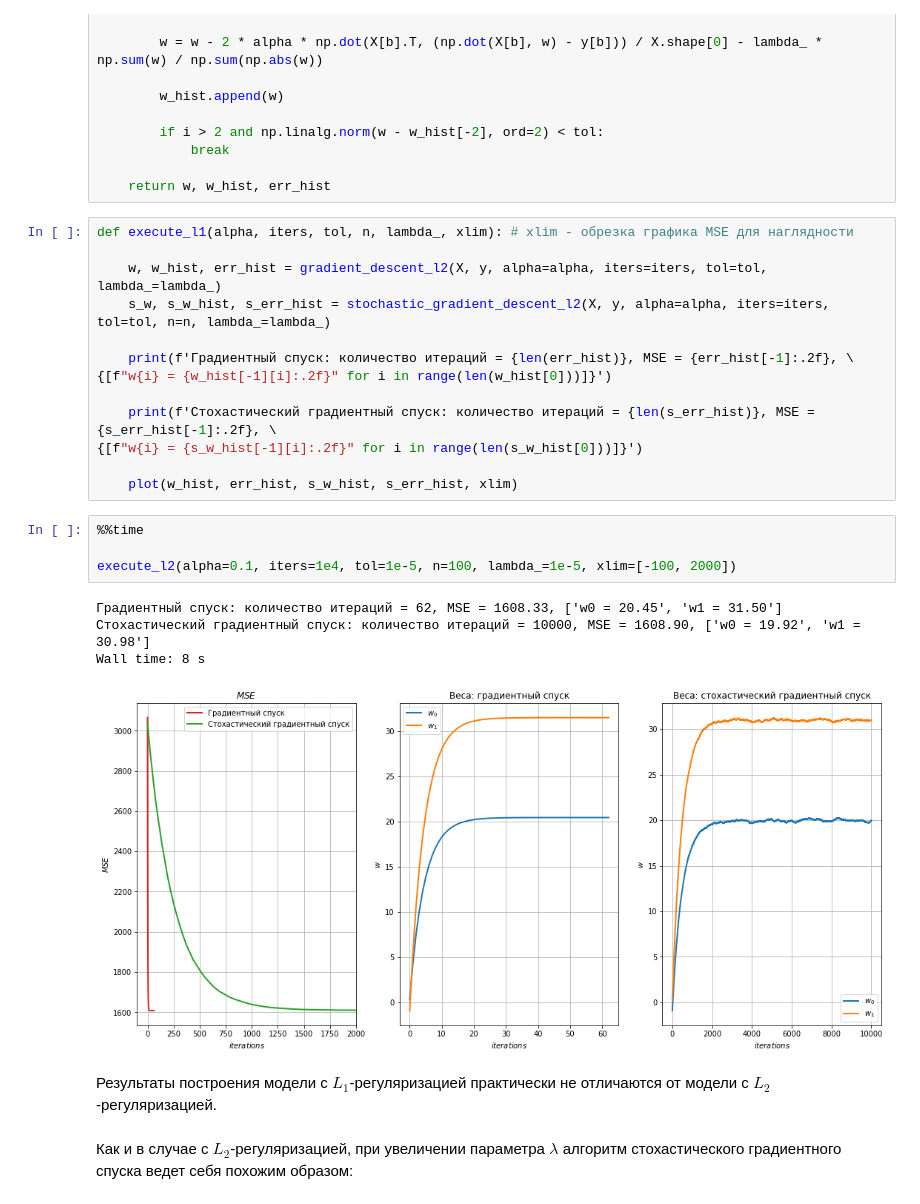
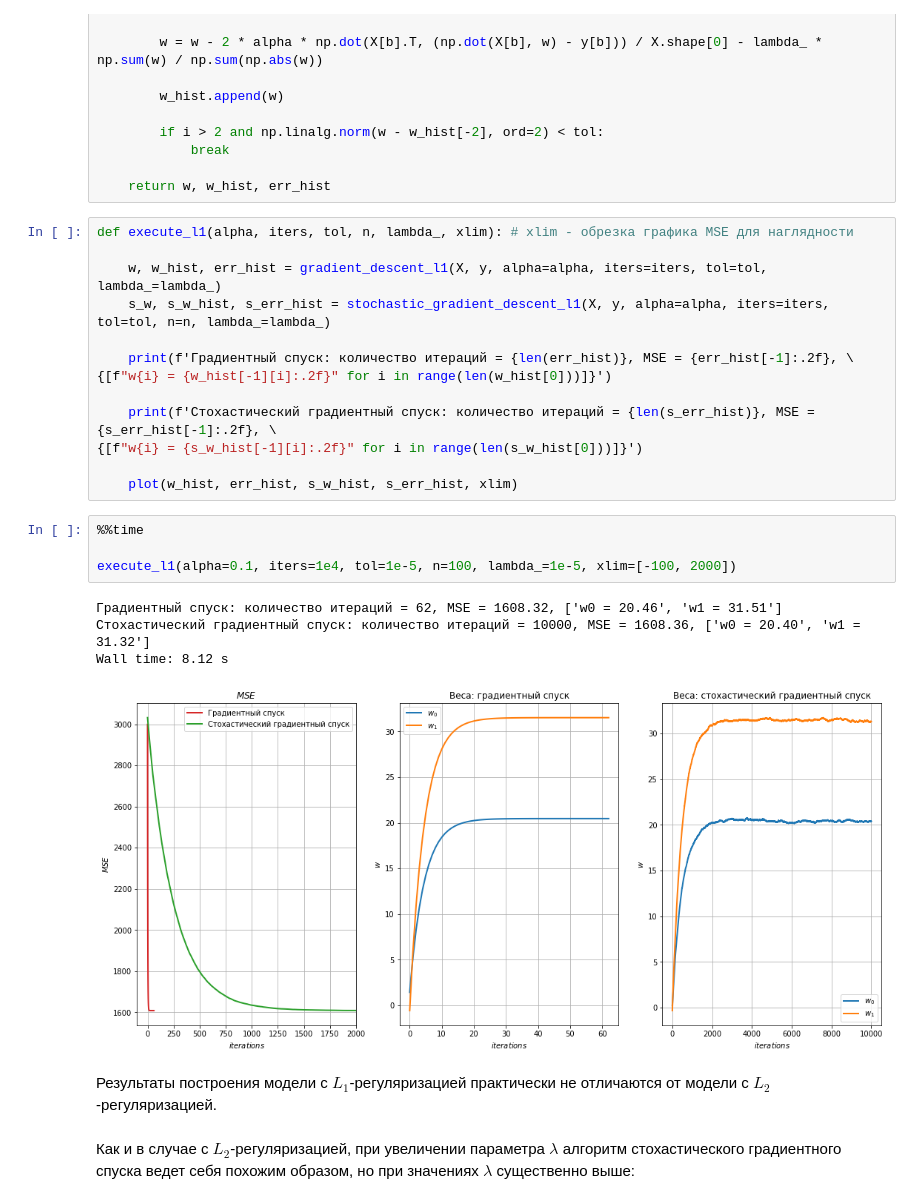
Before and after one commit to vitalyvj/data_analysis_algorithms, a Jupyter notebook: HW2.ipynb, the cells around one changed output. Drawn from its saved outputs; the diff is of its cells as text.

```diff
--- a/HW2.ipynb
+++ b/HW2.ipynb
@@ -284,8 +282,8 @@ def stochastic_gradient_descent_l1(X, y, alpha, iters, tol, n, lambda_): # n -
 # %%
 def execute_l1(alpha, iters, tol, n, lambda_, xlim): # xlim - обрезка графика MSE для наглядности
 
-    w, w_hist, err_hist = gradient_descent_l2(X, y, alpha=alpha, iters=iters, tol=tol, lambda_=lambda_)
-    s_w, s_w_hist, s_err_hist = stochastic_gradient_descent_l2(X, y, alpha=alpha, iters=iters, tol=tol, n=n, lambda_=lambda_)
+    w, w_hist, err_hist = gradient_descent_l1(X, y, alpha=alpha, iters=iters, tol=tol, lambda_=lambda_)
+    s_w, s_w_hist, s_err_hist = stochastic_gradient_descent_l1(X, y, alpha=alpha, iters=iters, tol=tol, n=n, lambda_=lambda_)
 
     print(f'Градиентный спуск: количество итераций = {len(err_hist)}, MSE = {err_hist[-1]:.2f}, \
 {[f"w{i} = {w_hist[-1][i]:.2f}" for i in range(len(w_hist[0]))]}')
@@ -297,16 +295,16 @@ def execute_l1(alpha, iters, tol, n, lambda_, xlim): # xlim - обрезка г
 # %%
 %%time
 
-execute_l2(alpha=0.1, iters=1e4, tol=1e-5, n=100, lambda_=1e-5, xlim=[-100, 2000])
+execute_l1(alpha=0.1, iters=1e4, tol=1e-5, n=100, lambda_=1e-5, xlim=[-100, 2000])
 # %% [output]
-Градиентный спуск: количество итераций = 62, MSE = 1608.33, ['w0 = 20.45', 'w1 = 31.50']
-Стохастический градиентный спуск: количество итераций = 10000, MSE = 1608.90, ['w0 = 19.92', 'w1 = 30.98']
-Wall time: 8 s
+Градиентный спуск: количество итераций = 62, MSE = 1608.32, ['w0 = 20.46', 'w1 = 31.51']
+Стохастический градиентный спуск: количество итераций = 10000, MSE = 1608.36, ['w0 = 20.40', 'w1 = 31.32']
+Wall time: 8.12 s
-[figure, old version]
+[figure, new version]
 # %% [markdown]
 Результаты построения модели с $L_1$-регуляризацией практически не отличаются от модели с $L_2$-регуляризацией.
 # %% [markdown]
-Как и в случае с $L_2$-регуляризацией, при увеличении параметра $\lambda$ алгоритм стохастического градиентного спуска ведет себя похожим образом:
+Как и в случае с $L_2$-регуляризацией, при увеличении параметра $\lambda$ алгоритм стохастического градиентного спуска ведет себя похожим образом, но при значениях $\lambda$ существенно выше:
 # %%
 %%time
 
```
Also changed, not shown: parts of 9 cells of this notebook.
